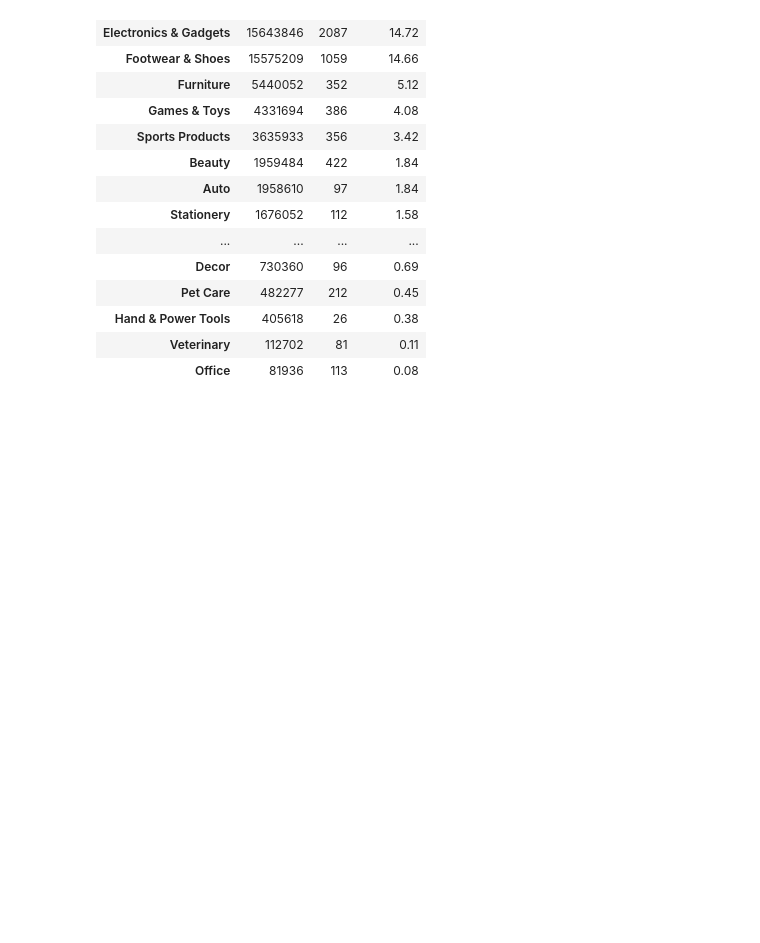
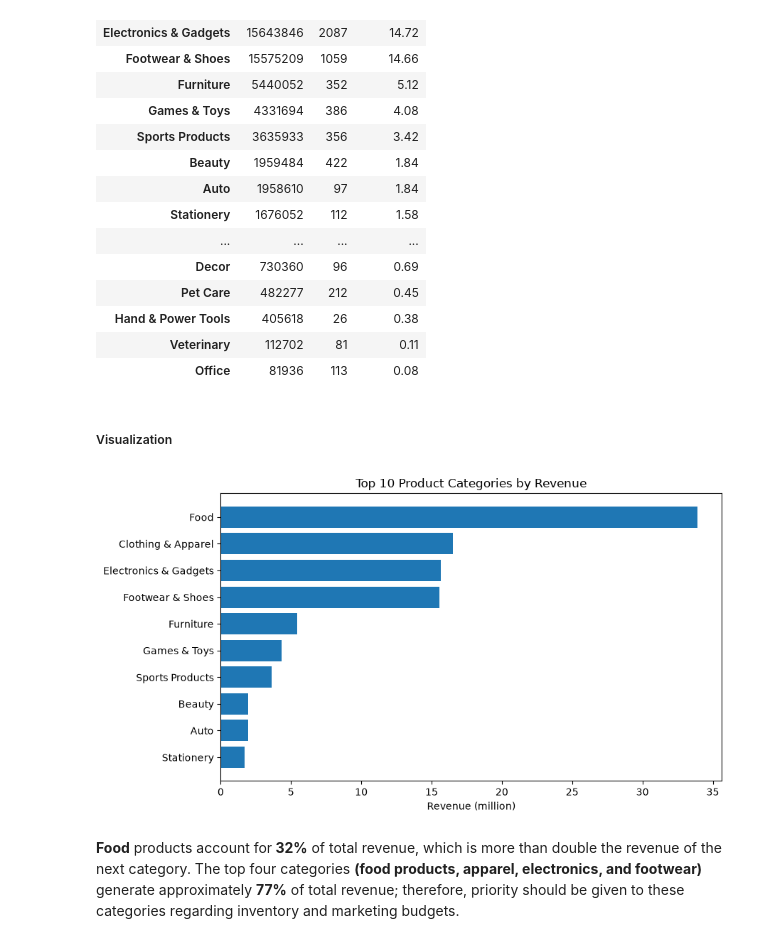
Before and after one commit to ariful3551/diwali_sales_analysis, a Jupyter notebook: notebooks/03_eda_and_visualization.ipynb, the cells around one changed output. Saved outputs shown, nothing was run; the diff lists cells and outputs as text; code cells hidden in the pictures; blank space fills up the shorter version.

Commit message:
Add Q1 chart: top 10 categories by revenue

```diff
--- a/notebooks/03_eda_and_visualization.ipynb
+++ b/notebooks/03_eda_and_visualization.ipynb
@@ -44,3 +44,19 @@ category
 | Hand & Power Tools | 405618 | 26 | 0.38 |
 | Veterinary | 112702 | 81 | 0.11 |
 | Office | 81936 | 113 | 0.08 |
+# %% [markdown]
+##### Visualization
+# %%
+top10 = category.head(10).sort_values("revenue")
+
+plt.figure(figsize=(9, 5))
+plt.barh(top10.index, top10["revenue"] / 1e6)
+plt.xlabel("Revenue (million)")
+plt.title("Top 10 Product Categories by Revenue")
+plt.tight_layout()
+plt.savefig("../images/q1_revenue_by_category.png", dpi=150)
+plt.show()
+# %% [output]
+[figure, added]
+# %% [markdown]
+<b>Food</b> products account for<b> 32%</b> of total revenue, which is more than double the revenue of the next category. The top four categories <b>(food products, apparel, electronics, and footwear)</b> generate approximately <b>77%</b> of total revenue; therefore, priority should be given to these categories regarding inventory and marketing budgets.
```
Also changed, not shown: 1 other file.
